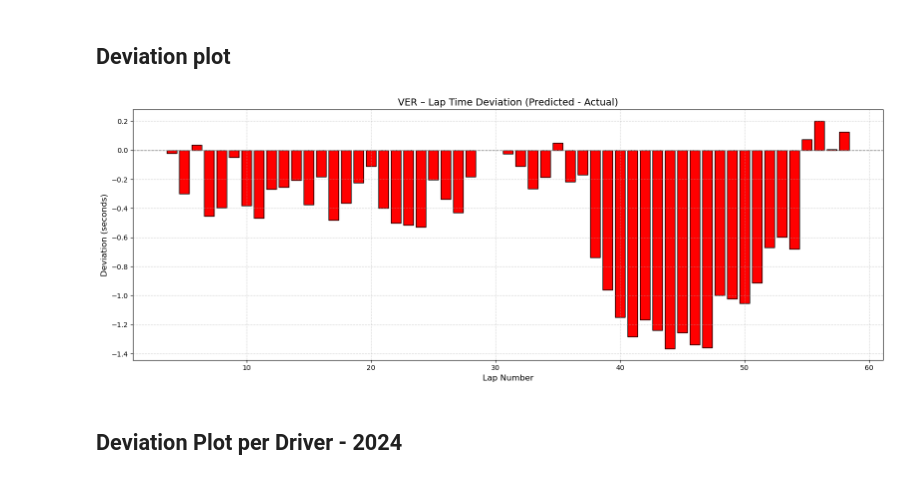
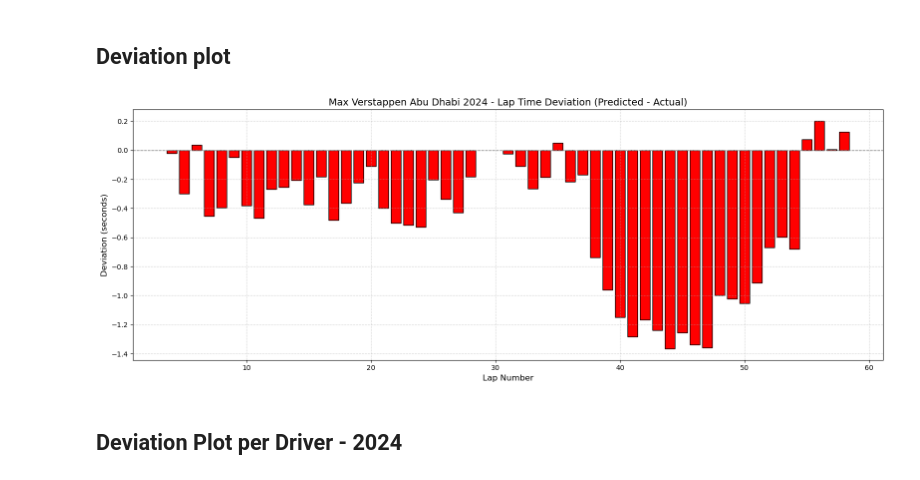
Before and after one commit to sravan1023/CMPE-257, a Jupyter notebook: notebooks/5_Visualization.ipynb, the cells around one changed output. Cells and saved outputs as stored; diff of their text form; code cells hidden in the pictures.

```diff
--- a/notebooks/5_Visualization.ipynb
+++ b/notebooks/5_Visualization.ipynb
@@ -98,23 +104,23 @@ plt.show()
 # %%
 # Driver setup
 driver = "VER"
 
 # Calculate deviation
 deviation = driver_predictions - actual_lap_times  # +ve = overestimate, -ve = underestimate
 
 # Plot deviation
 plt.figure(figsize=(16, 6))
 plt.bar(lap_numbers, deviation, color='red', edgecolor='black')
 plt.axhline(0, color='gray', linestyle='--', linewidth=1)
-plt.title(f"{driver} – Lap Time Deviation (Predicted - Actual)", fontsize=14)
+plt.title(f"{driver_name.get(driver, driver)} Abu Dhabi 2024 - Lap Time Deviation (Predicted - Actual)", fontsize=14)
 plt.xlabel("Lap Number", fontsize=12)
 plt.ylabel("Deviation (seconds)", fontsize=12)
 plt.grid(True, linestyle='--', alpha=0.5)
 plt.tight_layout()
-plt.savefig("C:/visuals/deviation_laptimes_ver.png", dpi=300, bbox_inches='tight')
+#plt.savefig("C:/visuals/deviation_laptimes_ver.png", dpi=300, bbox_inches='tight')
 plt.show()
 # %% [output]
-[figure, old version]
+[figure, new version]
 # %% [markdown]
 ## Deviation Plot per Driver - 2024
 # %%
```
Also changed, not shown: parts of 8 cells of this notebook, 1 other file.
